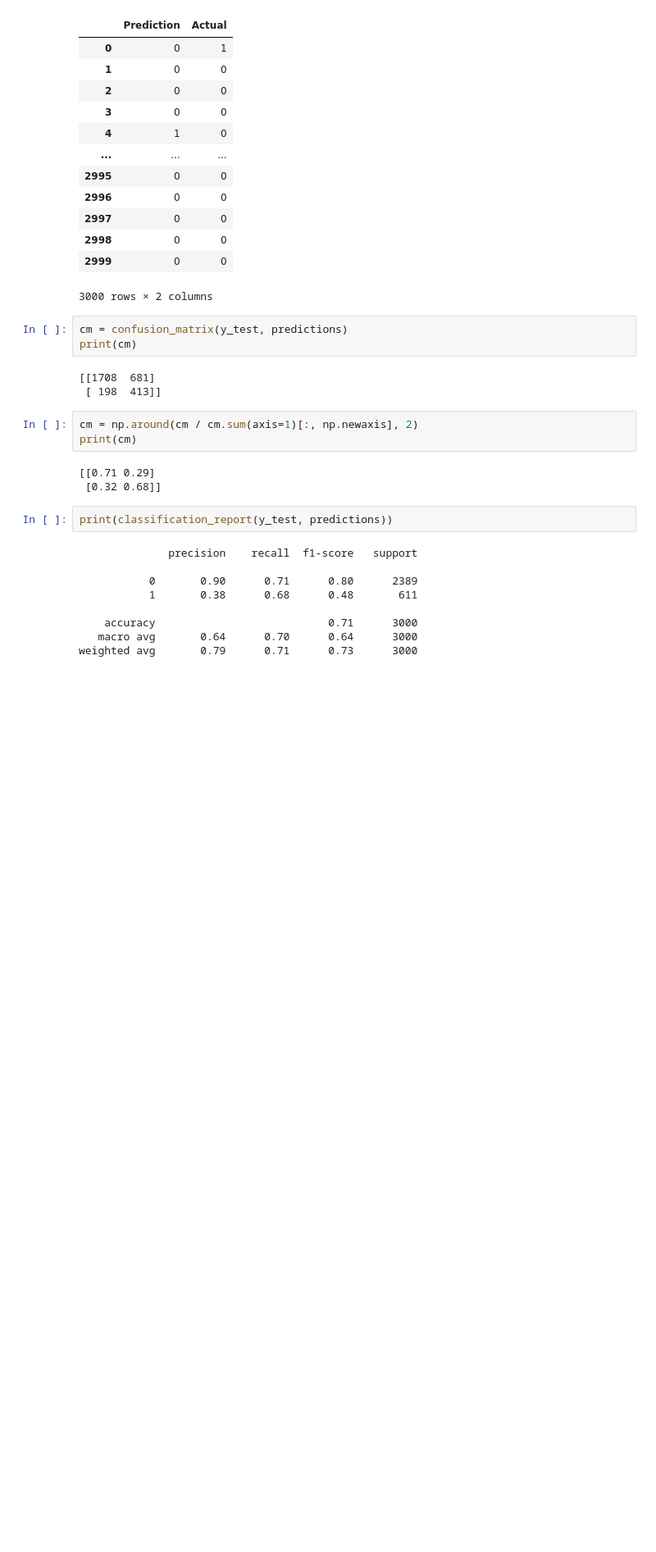
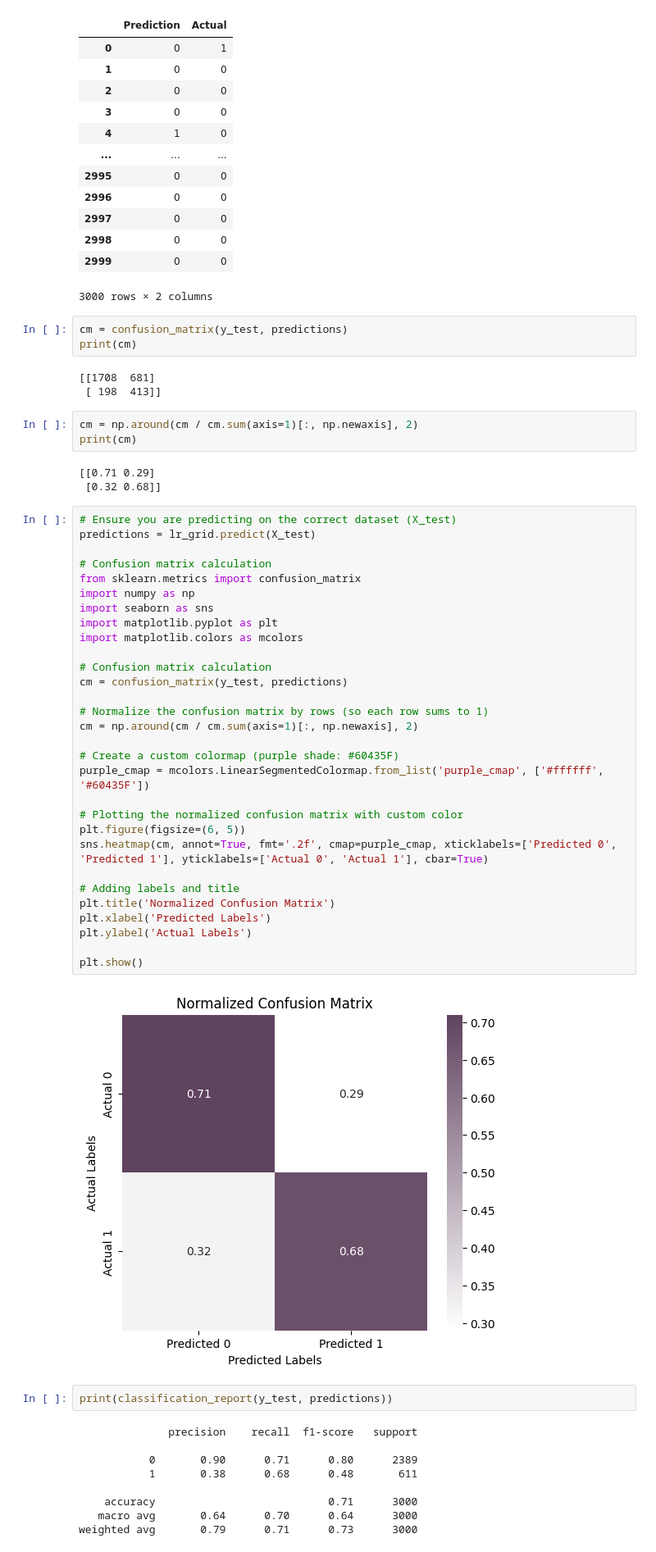
Before and after one commit to ishitabansal21/Banking-Churn, a Jupyter notebook: server/modelling_notebooks/LR_Modelling.ipynb, the cells around one changed output. Shown at 82% size. Saved outputs shown, nothing was run; the diff lists cells and outputs as text; blank space fills up the shorter version.

```diff
--- a/server/modelling_notebooks/LR_Modelling.ipynb
+++ b/server/modelling_notebooks/LR_Modelling.ipynb
@@ -292,6 +327,38 @@ print(cm)
 # %% [output]
 [[0.71 0.29]
  [0.32 0.68]]
+# %%
+# Ensure you are predicting on the correct dataset (X_test)
+predictions = lr_grid.predict(X_test)
+
+# Confusion matrix calculation
+from sklearn.metrics import confusion_matrix
+import numpy as np
+import seaborn as sns
+import matplotlib.pyplot as plt
+import matplotlib.colors as mcolors
+
+# Confusion matrix calculation
+cm = confusion_matrix(y_test, predictions)
+
+# Normalize the confusion matrix by rows (so each row sums to 1)
+cm = np.around(cm / cm.sum(axis=1)[:, np.newaxis], 2)
+
+# Create a custom colormap (purple shade: #60435F)
+purple_cmap = mcolors.LinearSegmentedColormap.from_list('purple_cmap', ['#ffffff', '#60435F'])
+
+# Plotting the normalized confusion matrix with custom color
+plt.figure(figsize=(6, 5))
+sns.heatmap(cm, annot=True, fmt='.2f', cmap=purple_cmap, xticklabels=['Predicted 0', 'Predicted 1'], yticklabels=['Actual 0', 'Actual 1'], cbar=True)
+
+# Adding labels and title
+plt.title('Normalized Confusion Matrix')
+plt.xlabel('Predicted Labels')
+plt.ylabel('Actual Labels')
+
+plt.show()
+# %% [output]
+[figure, added]
 # %%
 print(classification_report(y_test, predictions))
 # %% [output]
```
Also changed, not shown: parts of 8 cells of this notebook, 7 other files.
